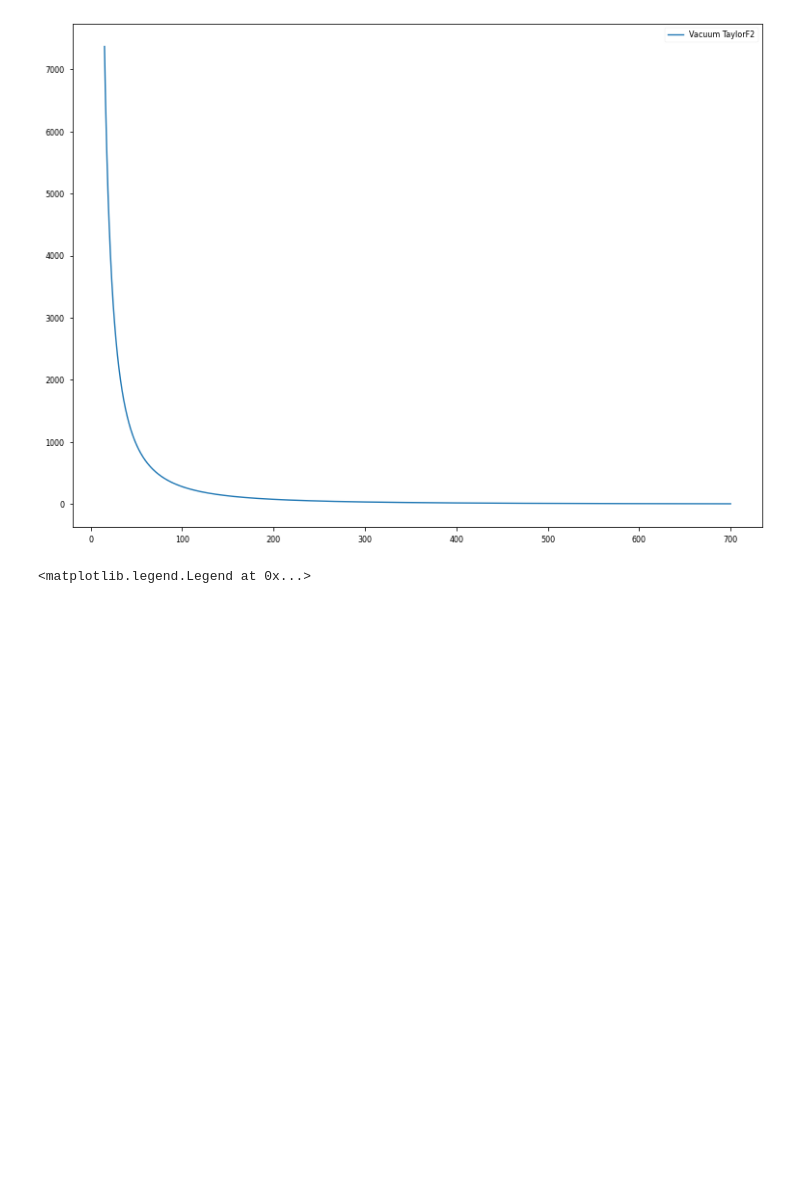
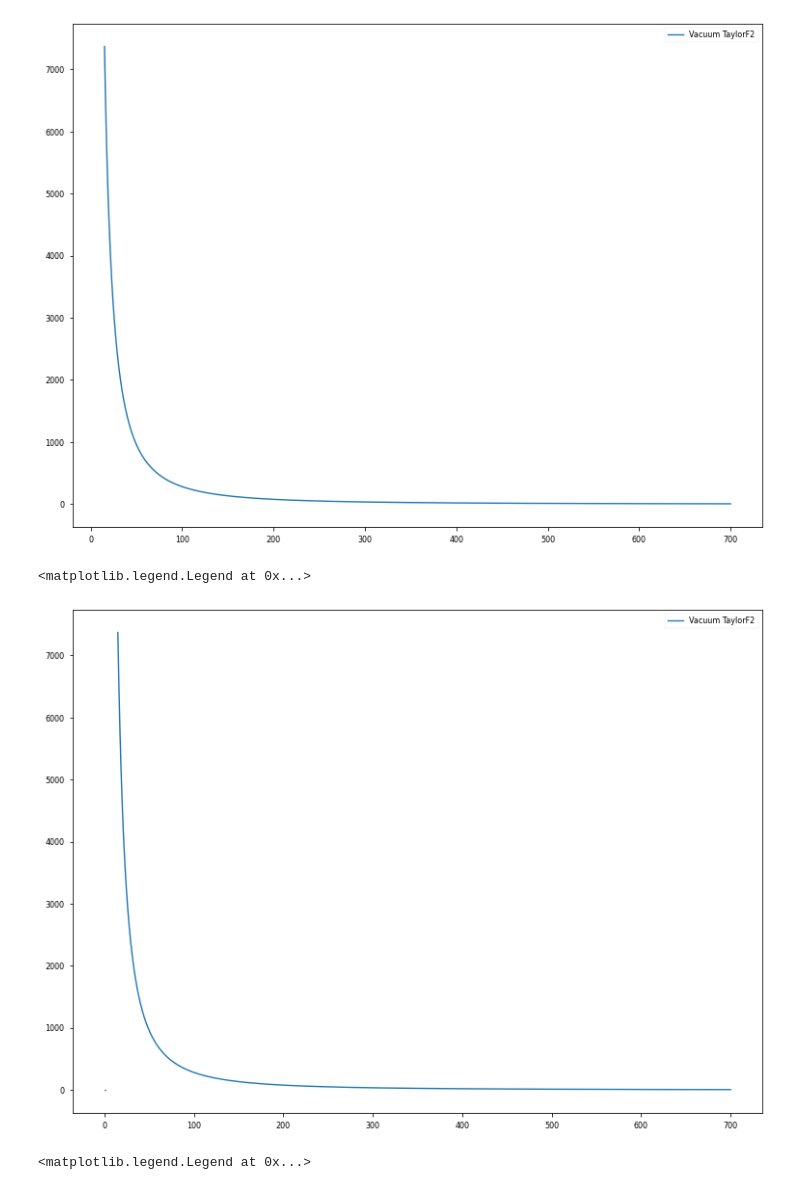
Before and after one commit to MIBRivera/PCA-negative-PN, a Jupyter notebook: Ohme_et_al_reproduction_of_results.ipynb, the cells around one changed output. Cells and saved outputs as stored; diff of their text form; code cells hidden in the pictures; blank space fills up the shorter version.

```diff
--- a/Ohme_et_al_reproduction_of_results.ipynb
+++ b/Ohme_et_al_reproduction_of_results.ipynb
@@ -215,7 +215,7 @@ print(sp.re(Ohme_hp))
 # %% [output]
 -2.88541189641994e-13*(-sin(12.3074220796669*log(Abs(f)) + 661076.911181786*re(f**(-1.66666666666667)) + 8398.11708916986*re(f**(-1.0)) - 2748.42614352861*re(f**(-0.666666666666667)) + 113.48745233793 ...
 # %%
-# f_array=np.linspace(15,700,10000)
+f_array=np.linspace(15,700,10000)
 Ohme_phase=np.zeros(len(f_array))
 
 for n in range(len(f_array)):
@@ -229,6 +229,14 @@ plt.legend()
 # %% [output]
 <matplotlib.legend.Legend at 0x...>
 [figure]
+# %%
+plt.figure(5, figsize=(12.8,9.6))
+plt.plot(f_array, Ohme_phase, label='Vacuum TaylorF2')
+plt.hlines(0,0,1)
+plt.legend()
+# %% [output]
+<matplotlib.legend.Legend at 0x...>
+[figure, added]
 # %%
 f_array=np.linspace(15,700,10000)
 Ohme_f=np.zeros(len(f_array))
```
Also changed, not shown: parts of 12 cells of this notebook.
